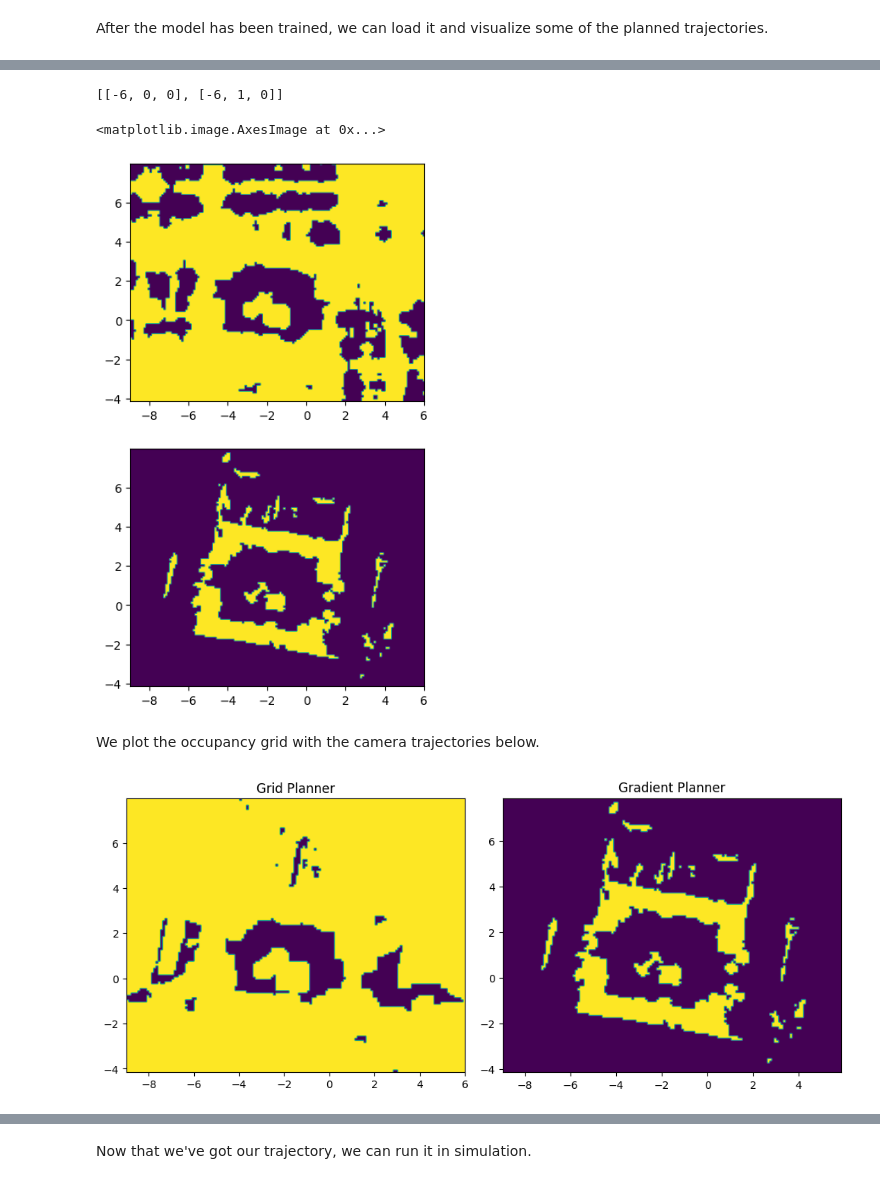
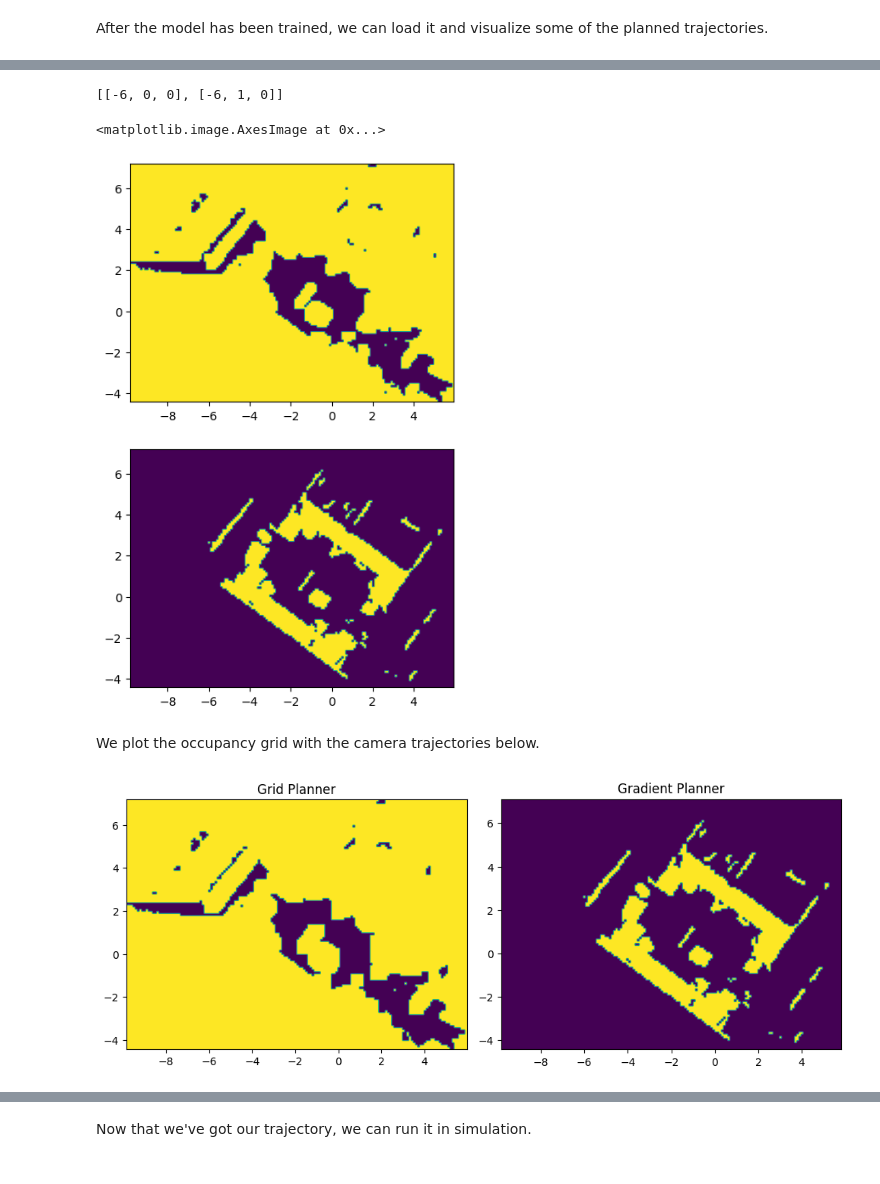
Before and after one commit to codekansas/usa, a Jupyter notebook: notebooks/06_lab.ipynb, the cells around one changed output, grey strips where cells are left out. Saved outputs shown, nothing was run; the diff lists cells and outputs as text; code cells hidden in the pictures.

```diff
--- a/notebooks/06_lab.ipynb
+++ b/notebooks/06_lab.ipynb
@@ -89,11 +85,11 @@ Next, we train a model on the recorded clip.
 # Using the default config, but overriding the dataset.
 config = OmegaConf.load("../configs/train.yaml")
 config.task.dataset = "r3d"
-config.task.dataset_path = "/data/peiqi/home_engine/CDSLab.r3d"
+config.task.dataset_path = "/data/peiqi/home_engine/Kitchen.r3d"
 
 # We still need to explicitly set these variables.
 #config.trainer.exp_name = "4_256_no"
-config.trainer.base_run_dir = "../CDSLab"
+config.trainer.base_run_dir = "../Kitchen"
 #config.trainer.run_id = 0
 
 # Only use stdout logger.
@@ -162,9 +163,9 @@ grid_planner = AStarPlanner(
     # Where to store cache artifacts
     cache_dir=None,
     # Height of the floor
-    floor_height=-1.05,
+    floor_height=-0.9,
     # Height of the ceiling
-    ceil_height=0.05,
+    ceil_height=0.1,
     occ_avoid_radius = 0.2
 ).double()
 
@@ -197,9 +198,9 @@ gradient_planner = GradientPlanner(
     # cache_dir=Path("cache"),
     cache_dir=None,
     # Height of the floor
-    floor_height=-1.05,
+    floor_height=-0.9,
     # Height of the ceiling
-    ceil_height=0.05,
+    ceil_height=0.1,
     occ_avoid_radius = 0.2
 ).double()
 # %%
@@ -302,0 +217,4 @@ plt.imshow(m[::-1])
+# %%
+obs_map = get_occupancy_map_from_dataset(dataset, 0.1, (-0.9, 0.1), conservative = True, occ_avoid = 2).grid
+grid_planner.a_star_planner.is_occ = np.expand_dims((obs_map == -1), axis = -1)
+plt.imshow(obs_map[::-1])
@@ -303,29 +224,29 @@ plt.imshow(m[::-1])
 # %%
 from usa.planners.base import get_ground_truth_map_from_dataset
 start_xyt = [-6, 0, 0]
 end_xy = [-6, 1, 0]
 grid_waypoints = [start_xyt, end_xy]
 #grid_waypoints = grid_planner.plan(start_xy=start_xyt[:2], end_xy=end_xy)
 fig, axes = plt.subplots(2, 1, figsize=(8, 8))
 minx, miny = grid_planner.occ_map.origin
 (ycells, xcells), resolution = grid_planner.occ_map.grid.shape, grid_planner.occ_map.resolution
 maxx, maxy = minx + xcells * resolution, miny + ycells * resolution
 xs, ys, thetas = zip(*grid_waypoints)
 print(grid_waypoints)
 axes[0].imshow(grid_planner.a_star_planner.is_occ[::-1], extent=(minx, maxx, miny, maxy))
 #axes[0].plot(xs, ys, c='r')
 #axes[0].scatter(start_xyt[0], start_xyt[1], s = 10, c = 'white')
 #axes[0].scatter(end_xy[0], end_xy[1], s = 10, c = 'g')
 #axes[0].scatter(xs, ys, c = 'cyan', s = 10)
-axes[1].imshow(get_ground_truth_map_from_dataset(dataset, 0.1, (-1, 0)).grid[::-1], extent=(minx, maxx, miny, maxy))
+axes[1].imshow(get_ground_truth_map_from_dataset(dataset, 0.1, (-0.9, 0.1)).grid[::-1], extent=(minx, maxx, miny, maxy))
 #axes[1].plot(xs, ys, c='r')
 #axes[1].scatter(start_xyt[0], start_xyt[1], s = 10, c = 'white')
 #axes[1].scatter(end_xy[0], end_xy[1], s = 10, c = 'g')
 #axes[1].scatter(xs, ys, c = 'cyan', s = 10)
 # %% [output]
 [[-6, 0, 0], [-6, 1, 0]]
 <matplotlib.image.AxesImage at 0x...>
-[figure, old version]
+[figure, new version]
 # %% [markdown]
 We plot the occupancy grid with the camera trajectories below.
 # %%
@@ -348,7 +269,7 @@ minx, miny = gradient_planner.occ_map.origin
 (ycells, xcells), resolution = gradient_planner.occ_map.grid.shape, gradient_planner.occ_map.resolution
 maxx, maxy = minx + xcells * resolution, miny + ycells * resolution
 #plt.imshow(gradient_planner.occ_map.grid[::-1], extent=(minx, maxx, miny, maxy))
-plt.imshow(get_ground_truth_map_from_dataset(dataset, 0.1, (-1, 0)).grid[::-1], extent=(minx, maxx, miny, maxy))
+plt.imshow(get_ground_truth_map_from_dataset(dataset, 0.1, (-0.9, 0.1)).grid[::-1], extent=(minx, maxx, miny, maxy))
 #plt.scatter(x=xs, y=ys, c='r', s=1.0)
 #plt.plot((0, 0), (0, 1), c= 'g')
 #plt.plot((0, 1), (0, 0), c = 'b')
@@ -357,6 +278,6 @@ plt.title("Gradient Planner")
 plt.tight_layout()
 plt.show();
 # %% [output]
-[figure, old version]
+[figure, new version]
 # %%
 # waypoints = [(-5.0 + i * 0.1, 0.0) for i in range(20)]
```
Also changed, not shown: parts of 13 cells of this notebook, 4 other files.
